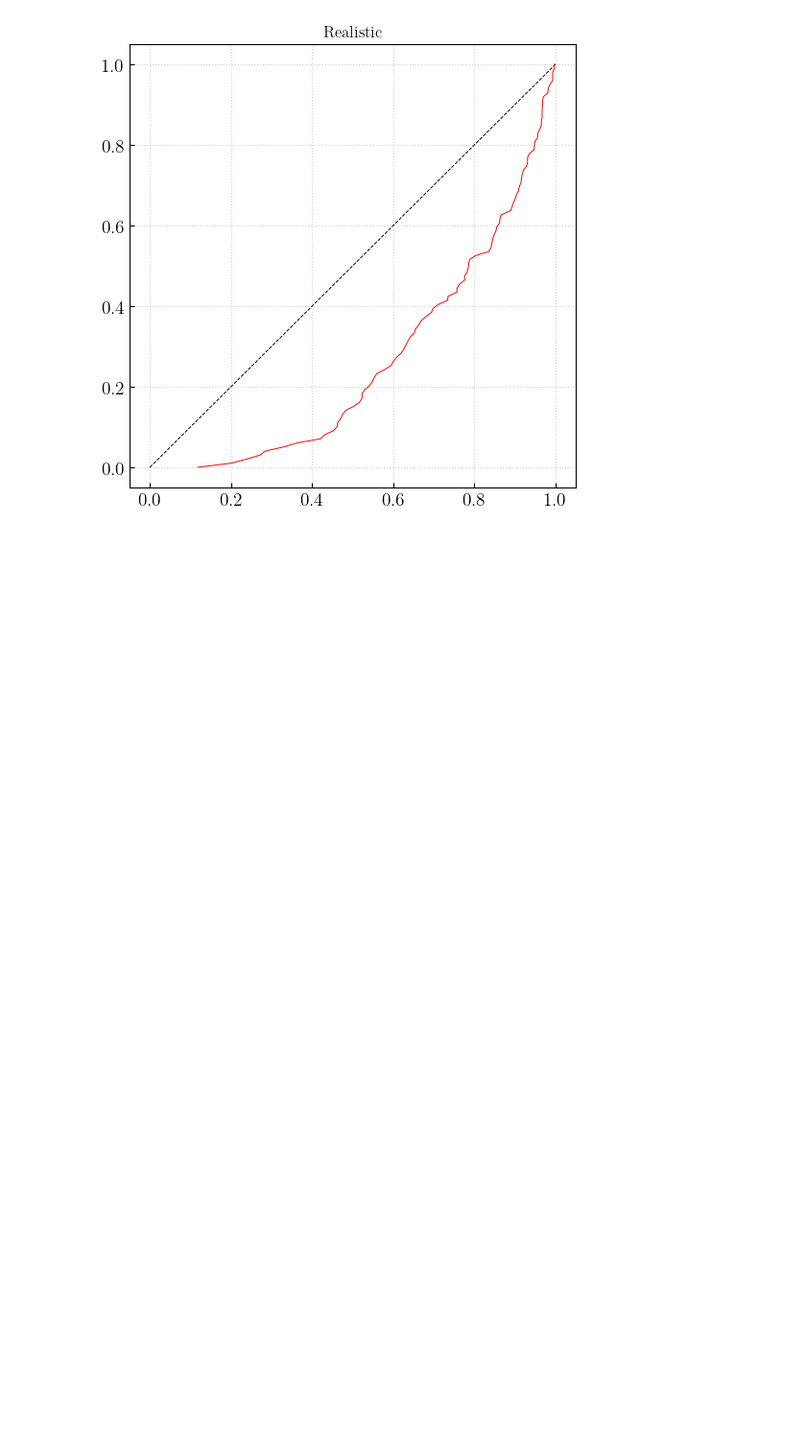
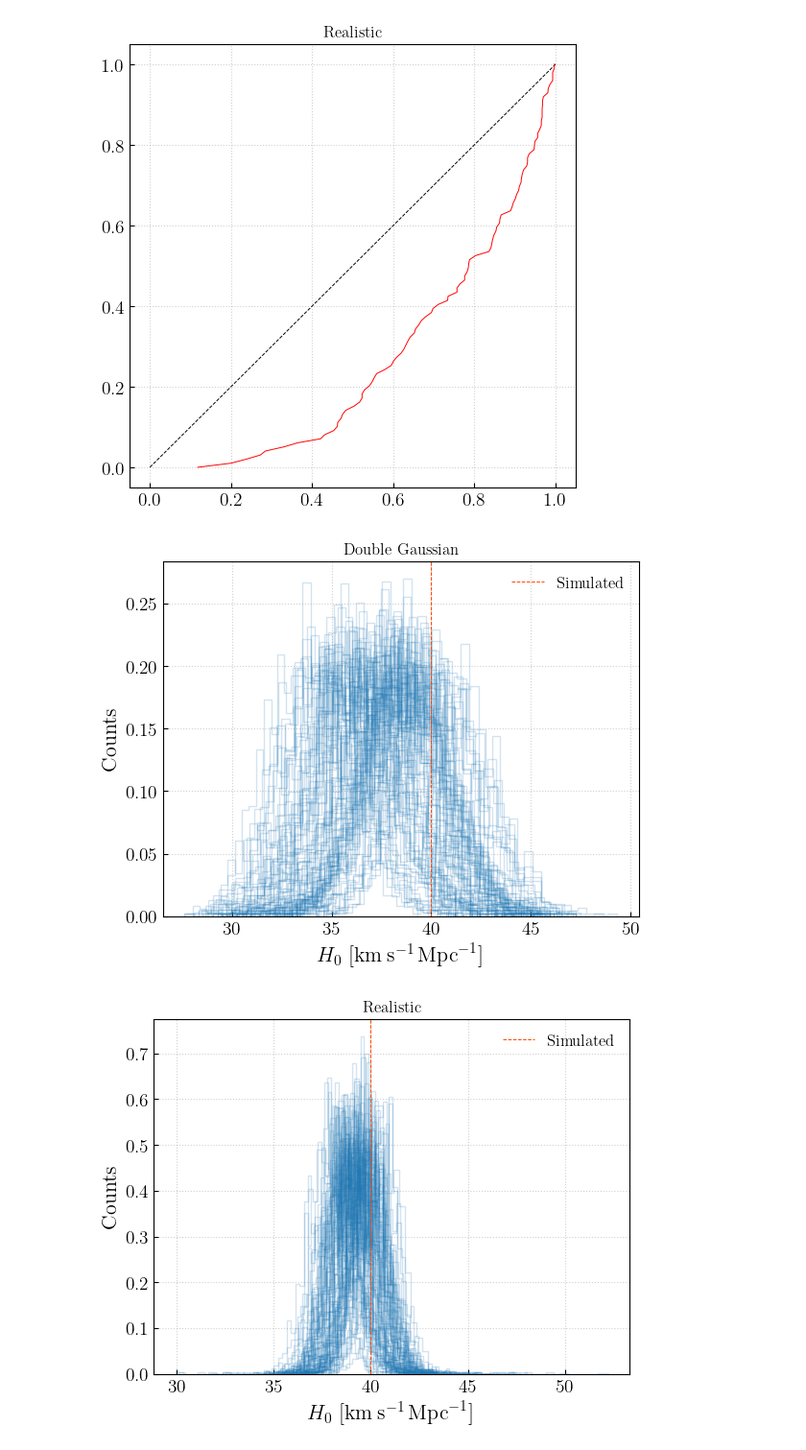
Before and after one commit to thomasckng/population_analysis, a Jupyter notebook: H0_test/inference.ipynb, the cells around one changed output. Shown at 96% size. Saved outputs shown, nothing was run; the diff lists cells and outputs as text; code cells hidden in the pictures; blank space fills up the shorter version.

```diff
--- a/H0_test/inference.ipynb
+++ b/H0_test/inference.ipynb
@@ -378,3 +378,24 @@ plt.show()
 # %% [output]
 [figure]
 [figure]
+# %%
+for i in range(len(H0_samples_arr_double_gaussian)):
+    plt.hist(H0_samples_arr_double_gaussian[i], density = True, histtype = 'step', alpha = 0.2, color='C0')
+plt.axvline(40, lw = 0.7, ls = '--', c = 'orangered', label = '$\\mathrm{Simulated}$')
+plt.xlabel('$H_0\ [\mathrm{km}\,\mathrm{s}^{-1}\,\mathrm{Mpc}^{-1}]$')
+plt.ylabel('$\mathrm{Counts}$')
+plt.title('$\mathrm{Double\ Gaussian}$')
+plt.legend(loc = 0)
+plt.show()
+
+for i in range(len(H0_samples_arr_realistic)):
+    plt.hist(H0_samples_arr_realistic[i], density = True, histtype = 'step', alpha = 0.2, color='C0')
+plt.axvline(40, lw = 0.7, ls = '--', c = 'orangered', label = '$\\mathrm{Simulated}$')
+plt.xlabel('$H_0\ [\mathrm{km}\,\mathrm{s}^{-1}\,\mathrm{Mpc}^{-1}]$')
+plt.ylabel('$\mathrm{Counts}$')
+plt.title('$\mathrm{Realistic}$')
+plt.legend(loc = 0)
+plt.show()
+# %% [output]
+[figure, added]
+[figure, added]
```
